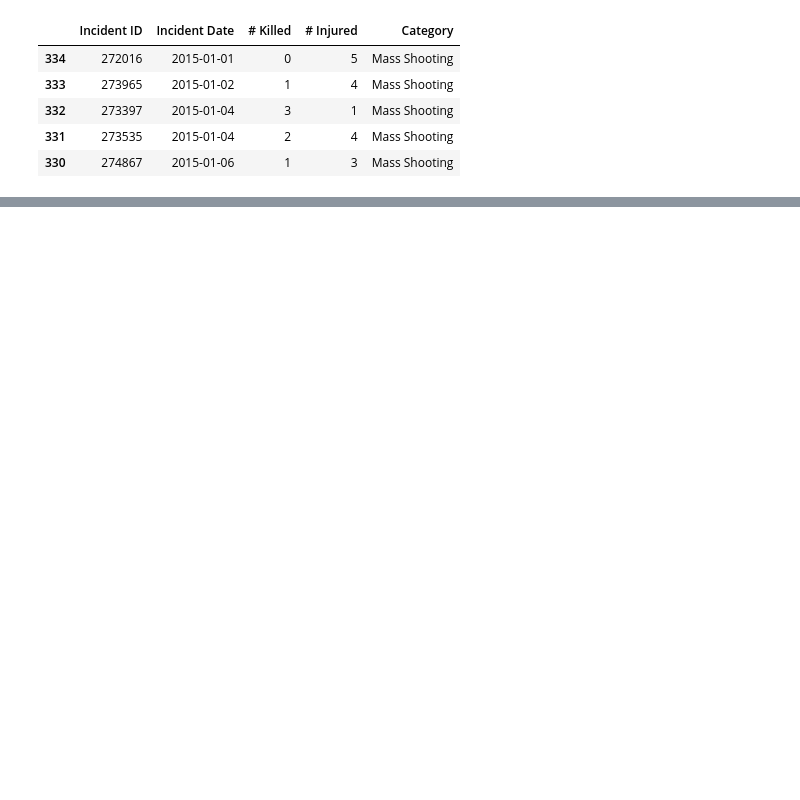
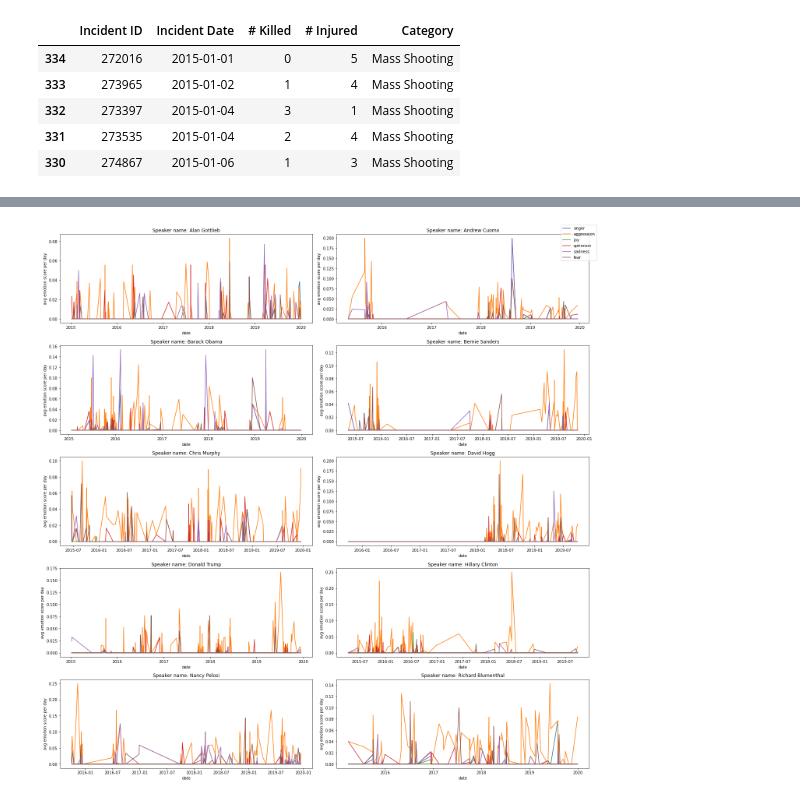
Before and after one commit to epfl-ada/ada-2021-project-lejt, a Jupyter notebook: Emotion extraction.ipynb, the cells around one changed output, grey strips where cells are left out. Drawn from its saved outputs; the diff is of its cells as text; code cells hidden in the pictures; blank space fills up the shorter version.

```diff
--- a/Emotion extraction.ipynb
+++ b/Emotion extraction.ipynb
@@ -334,0 +349,14 @@ for group in grouped_df:
+# %%
+# Group by speakers to identify how many quotes they contribute
+grouped_df = final_df.groupby(['speaker'])
+speaker = []
+num_quotes = []
+for group in grouped_df:
+    speaker.append(group[0])
+    num_quotes.append(group[1].shape[0])
+# Store result in df
+data = {'speaker': speaker, 'num_quotes': num_quotes}
+speaker_df = pd.DataFrame(data)
+
+speaker_df = speaker_df.sort_values('num_quotes', ascending=False)
+speaker_df.head(15)
@@ -334,0 +497,35 @@ for group in grouped_df:
+# %%
+# Set the dates back to date_time in order to graph easily
+daily_emotion_df.date=pd.to_datetime(daily_emotion_df.date)
+
+# Graph result
+fig, ax = plt.subplots(5, 2);
+fig.set_size_inches(20, 20)
+
+idx = 0
+
+# Group scores by event_ID to plot each graph
+grouped_df = daily_emotion_df.groupby(['speaker'])
+for group in grouped_df:
+    row_num = (idx // 2)
+    col_num = (idx - 2*row_num)
+    idx += 1
+    ax[row_num,col_num].plot(group[1].date, group[1].anger,label = "anger");
+    ax[row_num,col_num].plot(group[1].date, group[1].aggression,label = "aggression");
+    ax[row_num,col_num].plot(group[1].date, group[1].joy,label = "joy");
+    ax[row_num,col_num].plot(group[1].date, group[1].optimism,label = "optimism");
+    ax[row_num,col_num].plot(group[1].date, group[1].sadness,label = "sadness");
+    #ax[row_num,col_num].plot(group[1].date, group[1].suffering,label = "suffering");
+    ax[row_num,col_num].plot(group[1].date, group[1].fear,label = "fear");
+    #ax[row_num,col_num].plot(group[1].date, group[1].disappointment,label = "disappointment");
+
+    ax[row_num,col_num].set_xlabel("date");
+    ax[row_num,col_num].set_ylabel("avg emotion score per day");
+    ax[row_num,col_num].set_title('Speaker name: '+str(group[0]));
+
+
+handles, labels = ax[row_num,col_num].get_legend_handles_labels();
+fig.legend(handles, labels, loc='upper right');
+fig.tight_layout()
+# %% [output]
+[figure, added]
```
Also changed, not shown: parts of 20 cells of this notebook.
